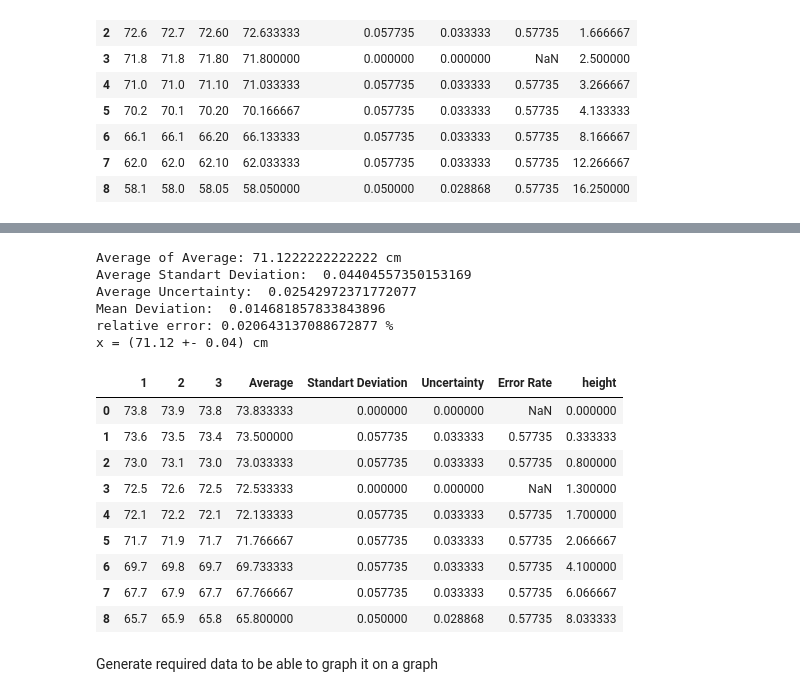
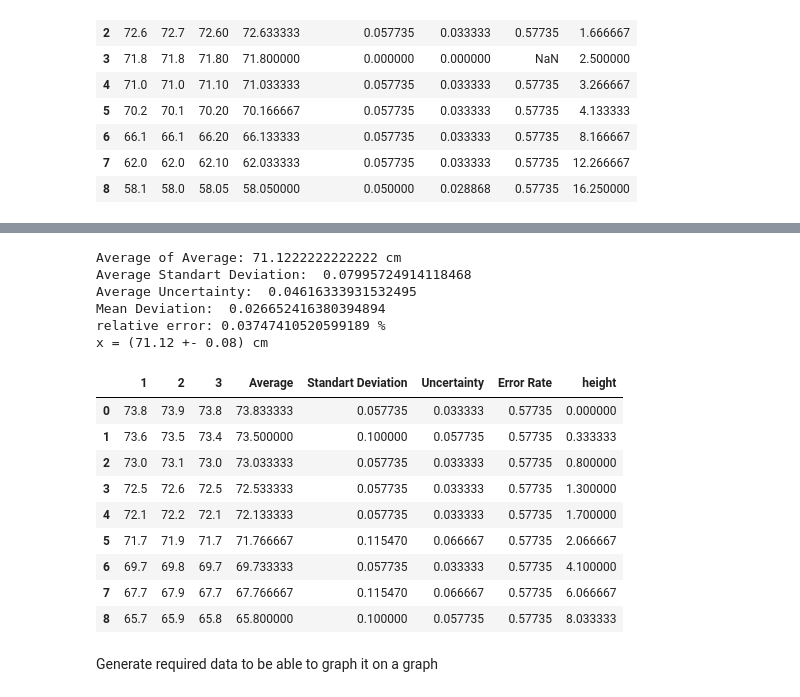
Before and after one commit to Timofey-Makhankov/IDAF-Tech, a Jupyter notebook: analysis/notebook.ipynb, the cells around one changed output, grey strips where cells are left out. Cells and saved outputs as stored; diff of their text form; code cells hidden in the pictures.

```diff
--- a/analysis/notebook.ipynb
+++ b/analysis/notebook.ipynb
@@ -45,9 +45,9 @@ spring_parallel_data['Average'] = [np.mean(spring_parallel_data.to_numpy()[i]) f
 # %%
 # Calculate the Standart Deviation from each Row
 spring_1_data['Standart Deviation'] = [np.std(spring_1_data.to_numpy()[i][:3], ddof=1, dtype=np.float64) for i in range(spring_1_data.shape[0])]
-spring_2_data['Standart Deviation'] = [np.std(spring_1_data.to_numpy()[i][:3], ddof=1, dtype=np.float64) for i in range(spring_2_data.shape[0])]
-spring_series_data['Standart Deviation'] = [np.std(spring_1_data.to_numpy()[i][:3], ddof=1, dtype=np.float64) for i in range(spring_series_data.shape[0])]
-spring_parallel_data['Standart Deviation'] = [np.std(spring_1_data.to_numpy()[i][:3], ddof=1, dtype=np.float64) for i in range(spring_parallel_data.shape[0])]
+spring_2_data['Standart Deviation'] = [np.std(spring_2_data.to_numpy()[i][:3], ddof=1, dtype=np.float64) for i in range(spring_2_data.shape[0])]
+spring_series_data['Standart Deviation'] = [np.std(spring_series_data.to_numpy()[i][:3], ddof=1, dtype=np.float64) for i in range(spring_series_data.shape[0])]
+spring_parallel_data['Standart Deviation'] = [np.std(spring_parallel_data.to_numpy()[i][:3], ddof=1, dtype=np.float64) for i in range(spring_parallel_data.shape[0])]
 # %%
 spring_1_data['Standart Deviation'].to_numpy()[0] / np.sqrt(3)
 # %% [output]
@@ -171,34 +171,34 @@ x = (43.76 +- 0.04) cm
 # %%
 # Analysis for Springs in parallel
-avg_of_average = np.mean(spring_parallel_data['Average'])
-avg_of_deviation = np.mean(spring_parallel_data['Standart Deviation'])
-avg_of_uncertainty = np.mean(spring_parallel_data['Uncertainty'])
-mean_deviation = np.divide(avg_of_deviation, np.sqrt(9))
-relative_error = np.divide(mean_deviation, avg_of_average)
-print(f"Average of Average: {avg_of_average} cm")
-print(f"Average Standart Deviation: ", avg_of_deviation)
-print(f"Average Uncertainty: ", avg_of_uncertainty)
-print(f"Mean Deviation: ", mean_deviation)
-print(f"relative error: {relative_error * 100} %")
-print(f"x = ({avg_of_average:.2f} +- {avg_of_deviation:.2f}) cm")
+avg_of_average_parallel = np.mean(spring_parallel_data['Average'])
+avg_of_deviation_parallel = np.mean(spring_parallel_data['Standart Deviation'])
+avg_of_uncertainty_parallel = np.mean(spring_parallel_data['Uncertainty'])
+mean_deviation_parallel = np.divide(avg_of_deviation_parallel, np.sqrt(9))
+relative_error_parallel = np.divide(mean_deviation_parallel, avg_of_average_parallel)
+print(f"Average of Average: {avg_of_average_parallel} cm")
+print(f"Average Standart Deviation: ", avg_of_deviation_parallel)
+print(f"Average Uncertainty: ", avg_of_uncertainty_parallel)
+print(f"Mean Deviation: ", mean_deviation_parallel)
+print(f"relative error: {relative_error_parallel * 100} %")
+print(f"x = ({avg_of_average_parallel:.2f} +- {avg_of_deviation_parallel:.2f}) cm")
 spring_parallel_data
 # %% [output]
 Average of Average: 71.1222222222222 cm
-Average Standart Deviation:  0.04404557350153169
-Average Uncertainty:  0.02542972371772077
-Mean Deviation:  0.014681857833843896
-relative error: 0.020643137088672877 %
-x = (71.12 +- 0.04) cm
+Average Standart Deviation:  0.07995724914118468
+Average Uncertainty:  0.04616333931532495
+Mean Deviation:  0.026652416380394894
+relative error: 0.03747410520599189 %
+x = (71.12 +- 0.08) cm
 |  | 1 | 2 | 3 | Average | Standart Deviation | Uncertainty | Error Rate | height |
-| 0 | 73.8 | 73.9 | 73.8 | 73.833333 | 0.000000 | 0.000000 | NaN | 0.000000 |
-| 1 | 73.6 | 73.5 | 73.4 | 73.500000 | 0.057735 | 0.033333 | 0.57735 | 0.333333 |
+| 0 | 73.8 | 73.9 | 73.8 | 73.833333 | 0.057735 | 0.033333 | 0.57735 | 0.000000 |
+| 1 | 73.6 | 73.5 | 73.4 | 73.500000 | 0.100000 | 0.057735 | 0.57735 | 0.333333 |
 | 2 | 73.0 | 73.1 | 73.0 | 73.033333 | 0.057735 | 0.033333 | 0.57735 | 0.800000 |
-| 3 | 72.5 | 72.6 | 72.5 | 72.533333 | 0.000000 | 0.000000 | NaN | 1.300000 |
+| 3 | 72.5 | 72.6 | 72.5 | 72.533333 | 0.057735 | 0.033333 | 0.57735 | 1.300000 |
 | 4 | 72.1 | 72.2 | 72.1 | 72.133333 | 0.057735 | 0.033333 | 0.57735 | 1.700000 |
-| 5 | 71.7 | 71.9 | 71.7 | 71.766667 | 0.057735 | 0.033333 | 0.57735 | 2.066667 |
+| 5 | 71.7 | 71.9 | 71.7 | 71.766667 | 0.115470 | 0.066667 | 0.57735 | 2.066667 |
 | 6 | 69.7 | 69.8 | 69.7 | 69.733333 | 0.057735 | 0.033333 | 0.57735 | 4.100000 |
-| 7 | 67.7 | 67.9 | 67.7 | 67.766667 | 0.057735 | 0.033333 | 0.57735 | 6.066667 |
-| 8 | 65.7 | 65.9 | 65.8 | 65.800000 | 0.050000 | 0.028868 | 0.57735 | 8.033333 |
+| 7 | 67.7 | 67.9 | 67.7 | 67.766667 | 0.115470 | 0.066667 | 0.57735 | 6.066667 |
+| 8 | 65.7 | 65.9 | 65.8 | 65.800000 | 0.100000 | 0.057735 | 0.57735 | 8.033333 |
 # %% [markdown]
 Generate required data to be able to graph it on a graph
 # %%
```
Also changed, not shown: parts of 8 cells of this notebook, 7 other files.
